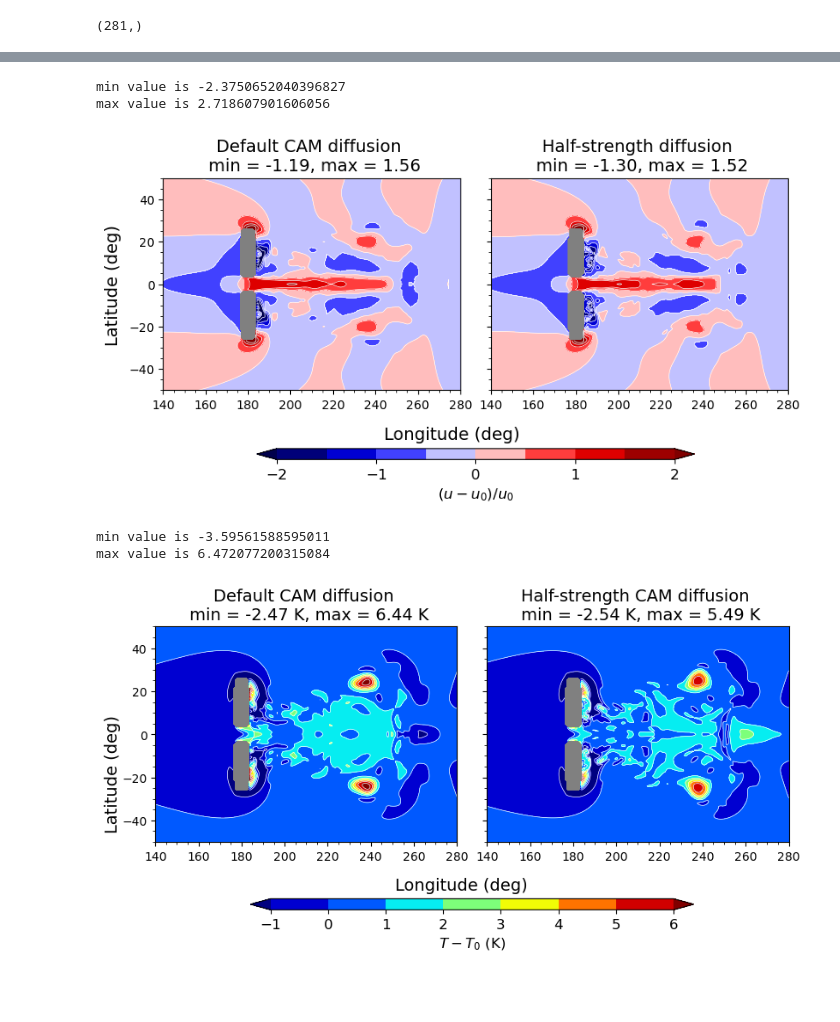
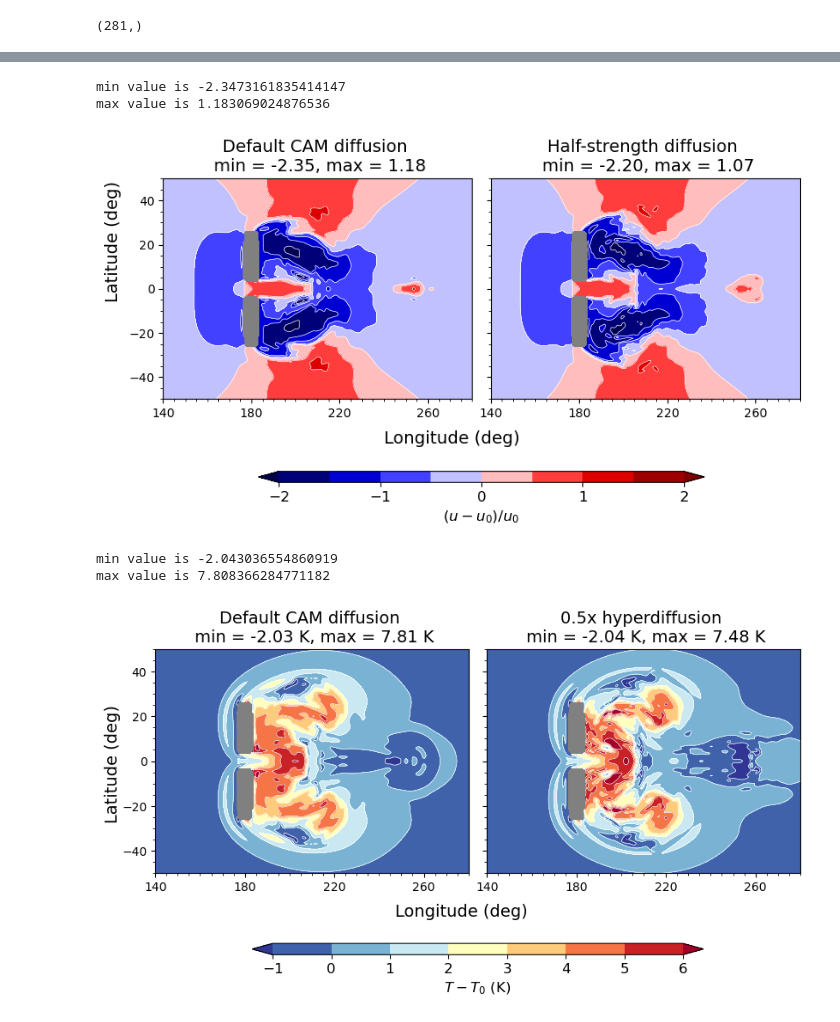
Before and after one commit to ta440/dcmip2025_gap_and_vortex, a Jupyter notebook: jupyter_notebooks/gap_se_visc_tests.ipynb, the cells around one changed output, grey strips where cells are left out. Cells and saved outputs as stored; diff of their text form; code cells hidden in the pictures; blank space fills up the shorter version.

Commit message:
plotting script updates

```diff
--- a/jupyter_notebooks/gap_se_visc_tests.ipynb
+++ b/jupyter_notebooks/gap_se_visc_tests.ipynb
@@ -87,7 +88,7 @@ def cubic_z_interp(h, field_vals_all, lon, lat, z_val):
 # %%
 savefig=True
 
-rot = True
+rot = False
 
 dycore = 'CAM-SE'
 res = 'se_ne60'
@@ -133,7 +134,7 @@ lat_ticks = np.linspace(-40.,40.,5)
 
 lon_crop_left = 140.
 lon_crop_right = 280.
-lon_ticks = np.linspace(140, 280, 8)
+lon_ticks = np.array([140,180,220,260])
 
 lon_inds = np.where((lon <= lon_crop_right) & (lon >= lon_crop_left))[0]
 lat_inds = np.where((lat <= lat_crop_up) & (lat >= lat_cent_down))[0]
@@ -236,47 +310,40 @@ for ax in axes.flatten():
     ax.yaxis.set_minor_locator(matplotlib.ticker.MultipleLocator(5))
     ax.xaxis.set_minor_locator(matplotlib.ticker.MultipleLocator(5))
 
     ax.set_aspect('equal')
     ax.set_facecolor("grey")
 
 plt.xticks(lon_ticks)
 plt.yticks(lat_ticks)
 
 cb = plt.colorbar(plot2, ax=axes, ticks = tick_range, shrink=0.7, aspect=40, pad=0.1, location='bottom')
 cb.set_label(label=r"$(u - u_0)/u_0$", size=small_size)
 cb.ax.tick_params(labelsize=12)
 
 # Overall extrema
 #ax1.set_title(f'{dycore1} \n min = {np.round(U_min1,2)}, max = {np.round(U_max1,2)}', size=label_size)
 #ax2.set_title(f'{dycore2} \n min = {np.round(U_min2,2)}, max = {np.round(U_max2,2)}', size=label_size)
 #ax3.set_title(f'{dycore3} \n min = {np.round(U_min3,2)}, max = {np.round(U_max3,2)}', size=label_size)
 #ax4.set_title(f'{dycore4} \n min = {np.round(U_min4,2)}, max = {np.round(U_max4,2)}', size=label_size)
 
 # Extrema away from the mountain
-ax1.set_title(f'Default CAM diffusion \n min = {np.min(U_max_crop1):.2f}, max = {np.max(U_max_crop1):.2f}', size=label_size)
-ax2.set_title(f'Half-strength diffusion \n min = {np.min(U_max_crop2):.2f}, max = {np.max(U_max_crop2):.2f}', size=label_size)
+ax1.set_title(f'Default CAM diffusion \n min = {U_min1:.2f}, max = {U_max1:.2f}', size=label_size)
+ax2.set_title(f'Half-strength diffusion \n min = {U_min2:.2f}, max = {U_max2:.2f}', size=label_size)
 
 fig.supylabel('Latitude (deg)', size=label_size)
 fig.supxlabel('Longitude (deg)', size=label_size, x=0.5, y=0.14)
 
 if savefig:
     if rot:
         plt.savefig('figures/gap_se_diffusion_with_rot_U.png', bbox_inches='tight')
     else:
         plt.savefig('figures/gap_se_diffusion_omega0_U.png', bbox_inches='tight')
 # %% [output]
-min value is -2.3750652040396827
-max value is 2.718607901606056
+min value is -2.3473161835414147
+max value is 1.183069024876536
-[figure, old version]
+[figure, new version]
 # %%
 ### T plot
-
-T_cmap = copy.copy(matplotlib.cm.jet)
-#T_cmap.set_under('k')
-#T_cmap.set_over('deep red')
-
-#T_cmap = cmaps.ncl_default
-
 T_max1 = np.nanmax(T_field_vals1)
 T_max2 = np.nanmax(T_field_vals2)
 
@@ -296,8 +363,10 @@ else:
 
 (ax1, ax2) = axes
 
+T_cmap = copy.copy(matplotlib.cm.RdYlBu_r)
 T_conts = np.linspace(-1, 6, 8)
-norm=None
+norm = colors.Normalize(vmin=-1, vmax=6)
+
 tick_range = np.linspace(-1, 6, 8)
 
 plot1 = ax1.contourf(LON, LAT, T_field_vals1, levels = T_conts, cmap=T_cmap, norm=norm, extend = 'both')
@@ -329,8 +398,8 @@ cb.ax.tick_params(labelsize=12)
 #ax4.set_title(f'{dycore4} \n min = {np.round(T_min4,2):.2f} K, max = {np.round(T_max4,2):.2f} K', size=label_size)
 
 # Extrema away from the mountain
-ax1.set_title(f'Default CAM diffusion \n min = {np.min(T_max_crop1):.2f} K, max = {np.max(T_max_crop1):.2f} K', size=label_size)
-ax2.set_title(f'Half-strength CAM diffusion \n min = {np.min(T_max_crop2):.2f} K, max = {np.max(T_max_crop2):.2f} K', size=label_size)
+ax1.set_title(f'Default CAM diffusion \n min = {T_min1:.2f} K, max = {T_max1:.2f} K', size=label_size)
+ax2.set_title(f'0.5x hyperdiffusion \n min = {T_min2:.2f} K, max = {T_max2:.2f} K', size=label_size)
 
 fig.supylabel('Latitude (deg)', size=label_size, x=-0.02, y=0.42)
 fig.supxlabel('Longitude (deg)', size=label_size, x=0.5, y=0.14)
@@ -341,6 +410,6 @@ if savefig:
     else:
         plt.savefig('figures/gap_se_diffusion_omega0_T.png', bbox_inches='tight')
 # %% [output]
-min value is -3.59561588595011
-max value is 6.472077200315084
+min value is -2.043036554860919
+max value is 7.808366284771182
-[figure, old version]
+[figure, new version]
```
Also changed, not shown: parts of 5 cells of this notebook, 8 other files.
